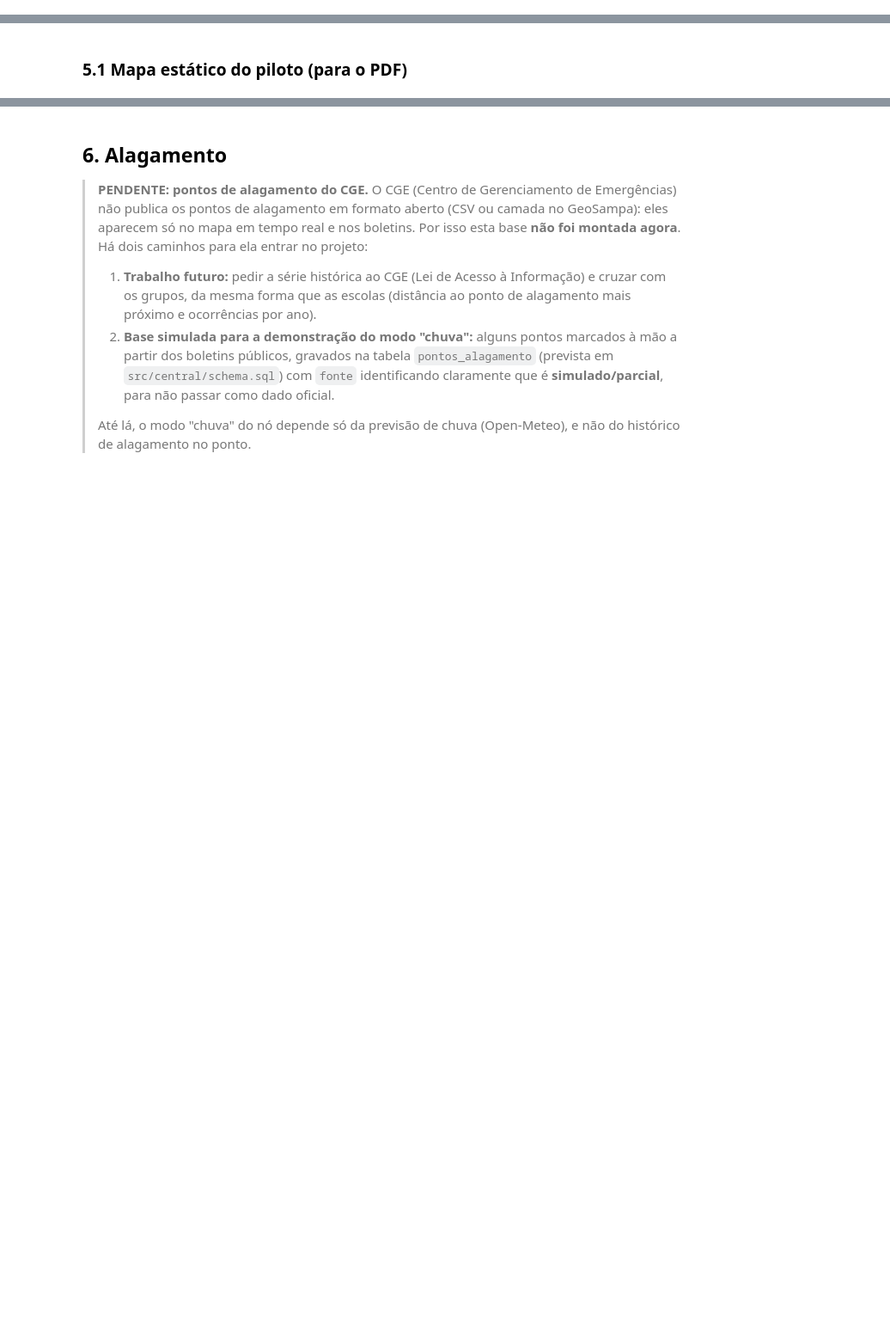
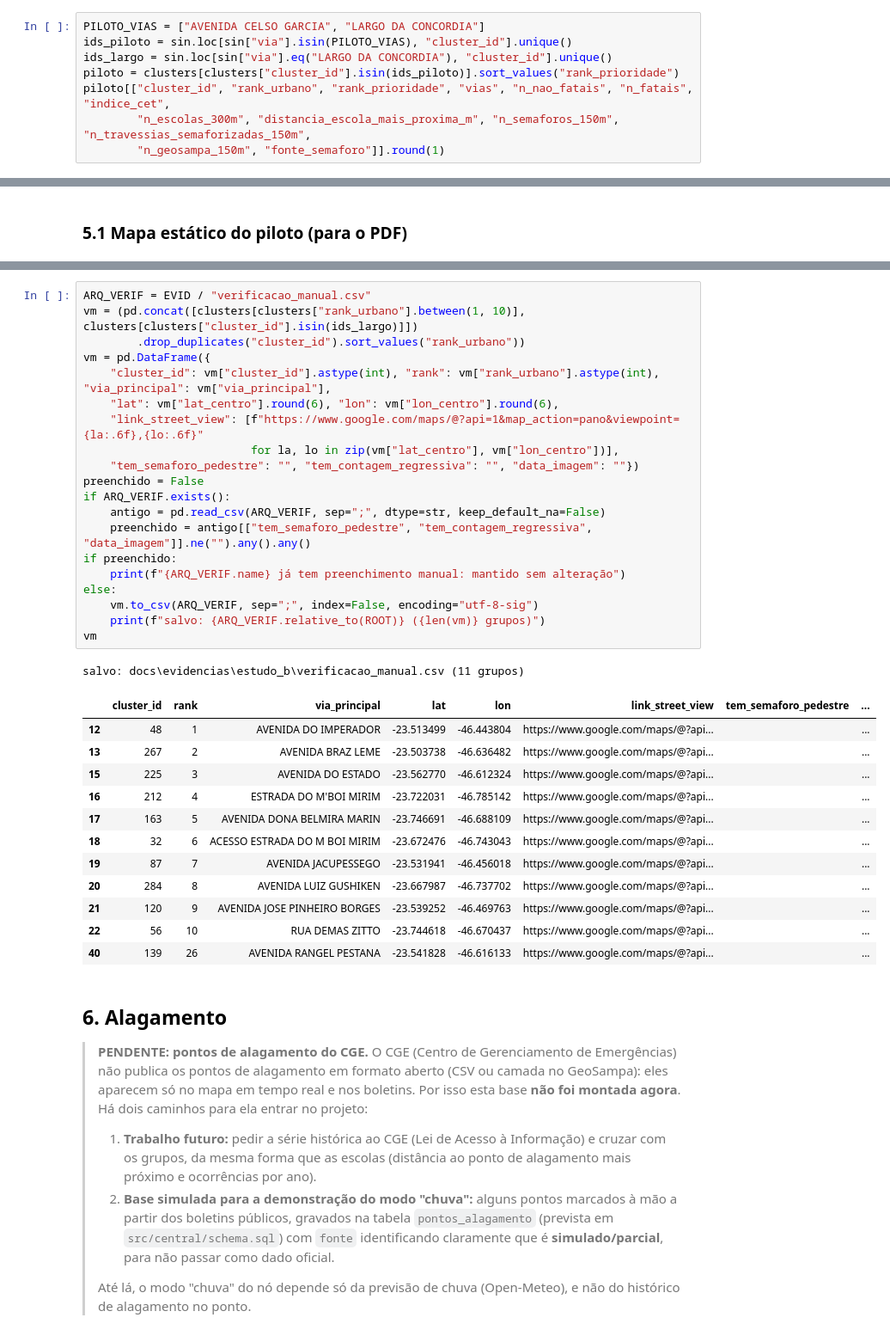
Before and after one commit to tamiresvferreira/betterway, a Jupyter notebook: 1TIAO/GLOBAL-SOLUTION-2/src/estudo_b_risco_vida/04_entorno_pontos_criticos.ipynb, the cells around one changed output, grey strips where cells are left out. Shown at 86% size. Drawn from its saved outputs; the diff is of its cells as text; blank space fills up the shorter version.

```diff
--- a/1TIAO/GLOBAL-SOLUTION-2/src/estudo_b_risco_vida/04_entorno_pontos_criticos.ipynb
+++ b/1TIAO/GLOBAL-SOLUTION-2/src/estudo_b_risco_vida/04_entorno_pontos_criticos.ipynb
@@ -431,0 +496,8 @@ implantação real, é preciso confirmar em campo ou com a CET.
+# %%
+PILOTO_VIAS = ["AVENIDA CELSO GARCIA", "LARGO DA CONCORDIA"]
+ids_piloto = sin.loc[sin["via"].isin(PILOTO_VIAS), "cluster_id"].unique()
+ids_largo = sin.loc[sin["via"].eq("LARGO DA CONCORDIA"), "cluster_id"].unique()
+piloto = clusters[clusters["cluster_id"].isin(ids_piloto)].sort_values("rank_prioridade")
+piloto[["cluster_id", "rank_urbano", "rank_prioridade", "vias", "n_nao_fatais", "n_fatais", "indice_cet",
+        "n_escolas_300m", "distancia_escola_mais_proxima_m", "n_semaforos_150m", "n_travessias_semaforizadas_150m",
+        "n_geosampa_150m", "fonte_semaforo"]].round(1)
@@ -479,3 +649,37 @@ plt.show()
+# %%
+ARQ_VERIF = EVID / "verificacao_manual.csv"
+vm = (pd.concat([clusters[clusters["rank_urbano"].between(1, 10)], clusters[clusters["cluster_id"].isin(ids_largo)]])
+        .drop_duplicates("cluster_id").sort_values("rank_urbano"))
+vm = pd.DataFrame({
+    "cluster_id": vm["cluster_id"].astype(int), "rank": vm["rank_urbano"].astype(int), "via_principal": vm["via_principal"],
+    "lat": vm["lat_centro"].round(6), "lon": vm["lon_centro"].round(6),
+    "link_street_view": [f"https://www.google.com/maps/@?api=1&map_action=pano&viewpoint={la:.6f},{lo:.6f}"
+                         for la, lo in zip(vm["lat_centro"], vm["lon_centro"])],
+    "tem_semaforo_pedestre": "", "tem_contagem_regressiva": "", "data_imagem": ""})
+preenchido = False
+if ARQ_VERIF.exists():
+    antigo = pd.read_csv(ARQ_VERIF, sep=";", dtype=str, keep_default_na=False)
+    preenchido = antigo[["tem_semaforo_pedestre", "tem_contagem_regressiva", "data_imagem"]].ne("").any().any()
+if preenchido:
+    print(f"{ARQ_VERIF.name} já tem preenchimento manual: mantido sem alteração")
+else:
+    vm.to_csv(ARQ_VERIF, sep=";", index=False, encoding="utf-8-sig")
+    print(f"salvo: {ARQ_VERIF.relative_to(ROOT)} ({len(vm)} grupos)")
+vm
+# %% [output]
+salvo: docs\evidencias\estudo_b\verificacao_manual.csv (11 grupos)
+|  | cluster_id | rank | via_principal | lat | lon | link_street_view | tem_semaforo_pedestre | ... |
+| 12 | 48 | 1 | AVENIDA DO IMPERADOR | -23.513499 | -46.443804 | https://www.google.com/maps/@?api... |  | ... |
+| 13 | 267 | 2 | AVENIDA BRAZ LEME | -23.503738 | -46.636482 | https://www.google.com/maps/@?api... |  | ... |
+| 15 | 225 | 3 | AVENIDA DO ESTADO | -23.562770 | -46.612324 | https://www.google.com/maps/@?api... |  | ... |
+| 16 | 212 | 4 | ESTRADA DO M'BOI MIRIM | -23.722031 | -46.785142 | https://www.google.com/maps/@?api... |  | ... |
+| 17 | 163 | 5 | AVENIDA DONA BELMIRA MARIN | -23.746691 | -46.688109 | https://www.google.com/maps/@?api... |  | ... |
+| 18 | 32 | 6 | ACESSO ESTRADA DO M BOI MIRIM | -23.672476 | -46.743043 | https://www.google.com/maps/@?api... |  | ... |
+| 19 | 87 | 7 | AVENIDA JACUPESSEGO | -23.531941 | -46.456018 | https://www.google.com/maps/@?api... |  | ... |
+| 20 | 284 | 8 | AVENIDA LUIZ GUSHIKEN | -23.667987 | -46.737702 | https://www.google.com/maps/@?api... |  | ... |
+| 21 | 120 | 9 | AVENIDA JOSE PINHEIRO BORGES | -23.539252 | -46.469763 | https://www.google.com/maps/@?api... |  | ... |
+| 22 | 56 | 10 | RUA DEMAS ZITTO | -23.744618 | -46.670437 | https://www.google.com/maps/@?api... |  | ... |
+| 40 | 139 | 26 | AVENIDA RANGEL PESTANA | -23.541828 | -46.616133 | https://www.google.com/maps/@?api... |  | ... |
 # %% [markdown]
 ## 6. Alagamento
 
```
Also changed, not shown: parts of 50 cells of this notebook, 7 other files.
